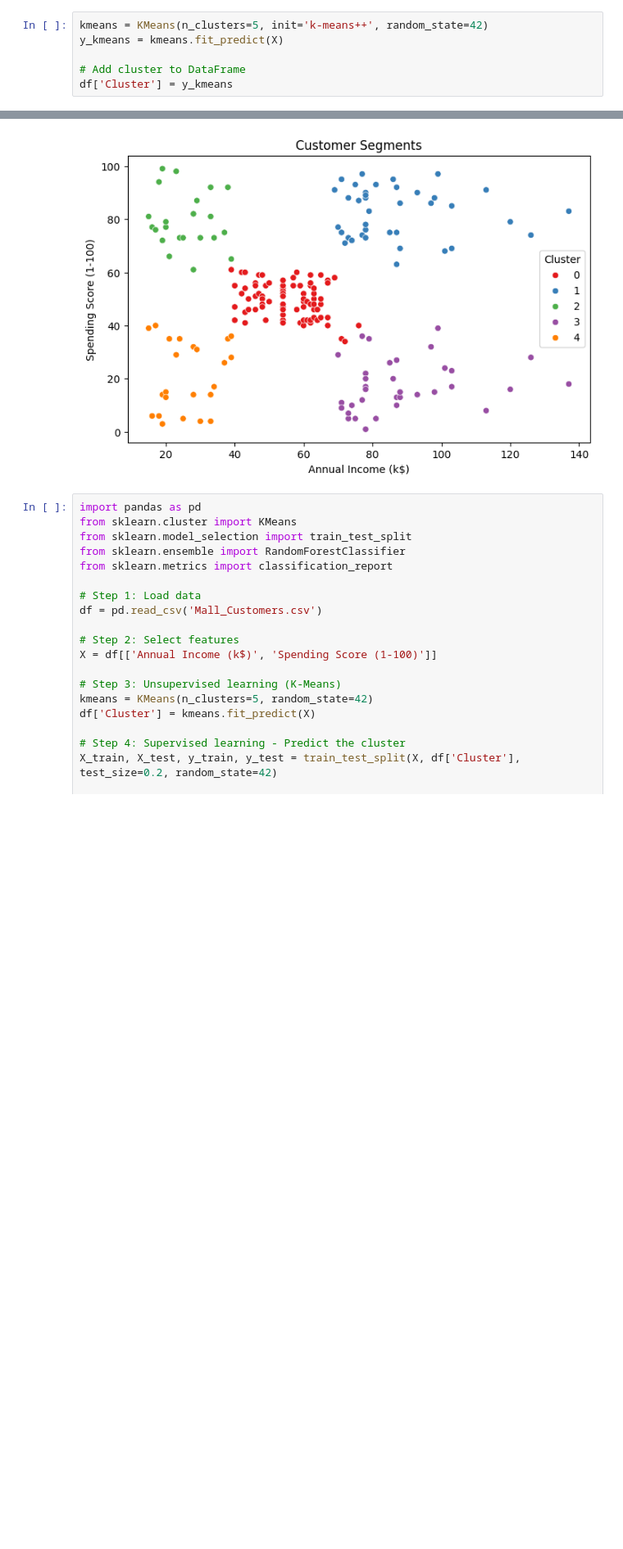
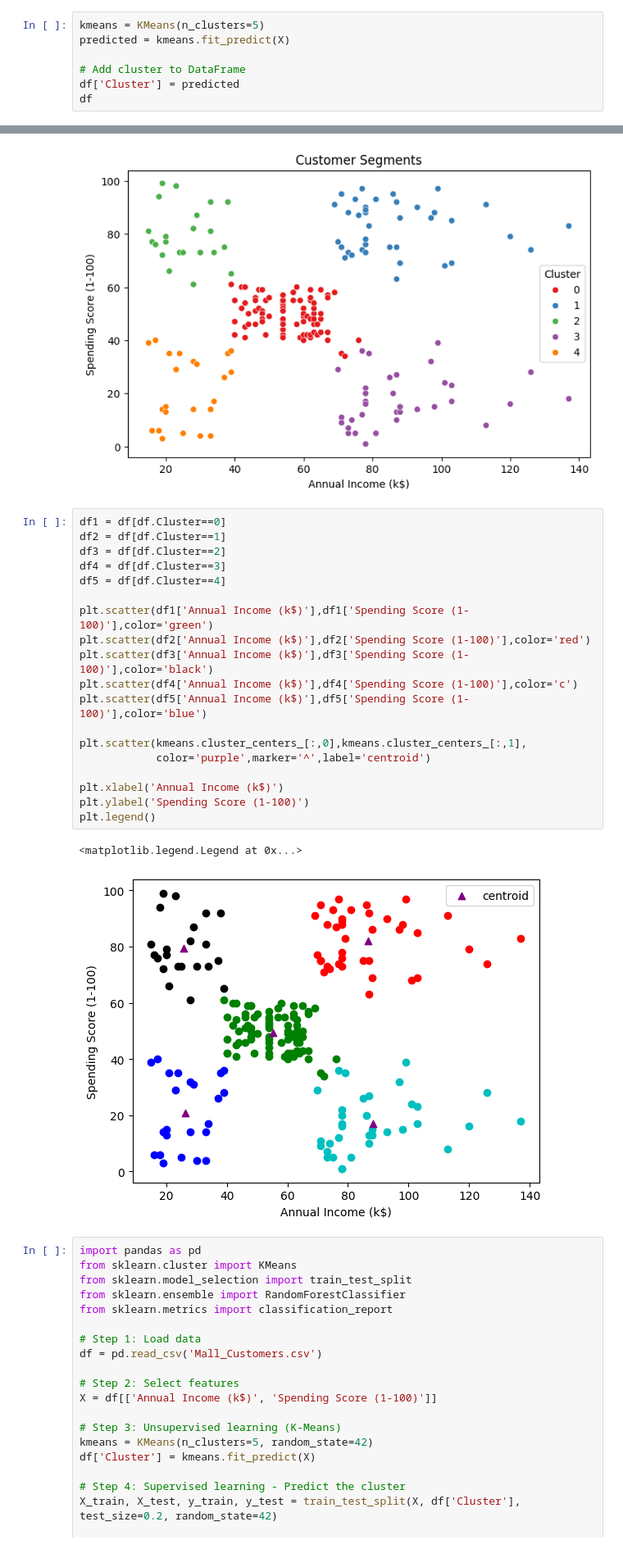
Before and after one commit to arikrishnan123/Unsupervised-learning-project-, a Jupyter notebook: Untitled2.ipynb, the cells around one changed output, grey strips where cells are left out. Shown at 82% size. Drawn from its saved outputs; the diff is of its cells as text; blank space fills up the shorter version.

```diff
--- a/Untitled2.ipynb
+++ b/Untitled2.ipynb
@@ -57,8 +78,9 @@ plt.show()
 # %% [output]
 [figure]
 # %%
-kmeans = KMeans(n_clusters=5, init='k-means++', random_state=42)
-y_kmeans = kmeans.fit_predict(X)
+kmeans = KMeans(n_clusters=5)
+predicted = kmeans.fit_predict(X)
 
 # Add cluster to DataFrame
-df['Cluster'] = y_kmeans
+df['Cluster'] = predicted
+df
@@ -69,6 +105,28 @@ plt.title('Customer Segments')
 plt.show()
 # %% [output]
 [figure]
+# %%
+df1 = df[df.Cluster==0]
+df2 = df[df.Cluster==1]
+df3 = df[df.Cluster==2]
+df4 = df[df.Cluster==3]
+df5 = df[df.Cluster==4]
+
+plt.scatter(df1['Annual Income (k$)'],df1['Spending Score (1-100)'],color='green')
+plt.scatter(df2['Annual Income (k$)'],df2['Spending Score (1-100)'],color='red')
+plt.scatter(df3['Annual Income (k$)'],df3['Spending Score (1-100)'],color='black')
+plt.scatter(df4['Annual Income (k$)'],df4['Spending Score (1-100)'],color='c')
+plt.scatter(df5['Annual Income (k$)'],df5['Spending Score (1-100)'],color='blue')
+
+plt.scatter(kmeans.cluster_centers_[:,0],kmeans.cluster_centers_[:,1],
+            color='purple',marker='^',label='centroid')
+
+plt.xlabel('Annual Income (k$)')
+plt.ylabel('Spending Score (1-100)')
+plt.legend()
+# %% [output]
+<matplotlib.legend.Legend at 0x...>
+[figure, added]
 # %%
 import pandas as pd
 from sklearn.cluster import KMeans
```
Also changed, not shown: parts of 5 cells of this notebook.
